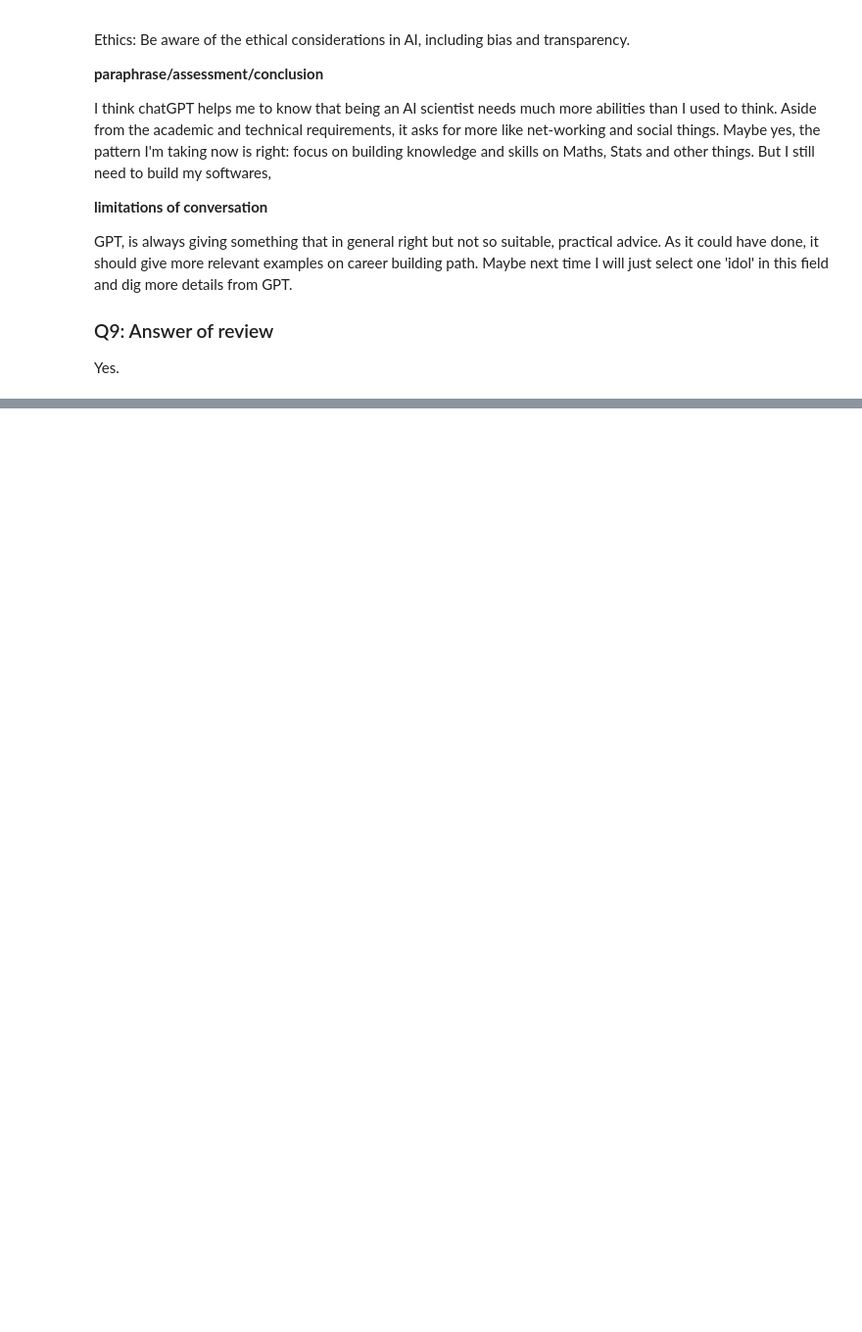
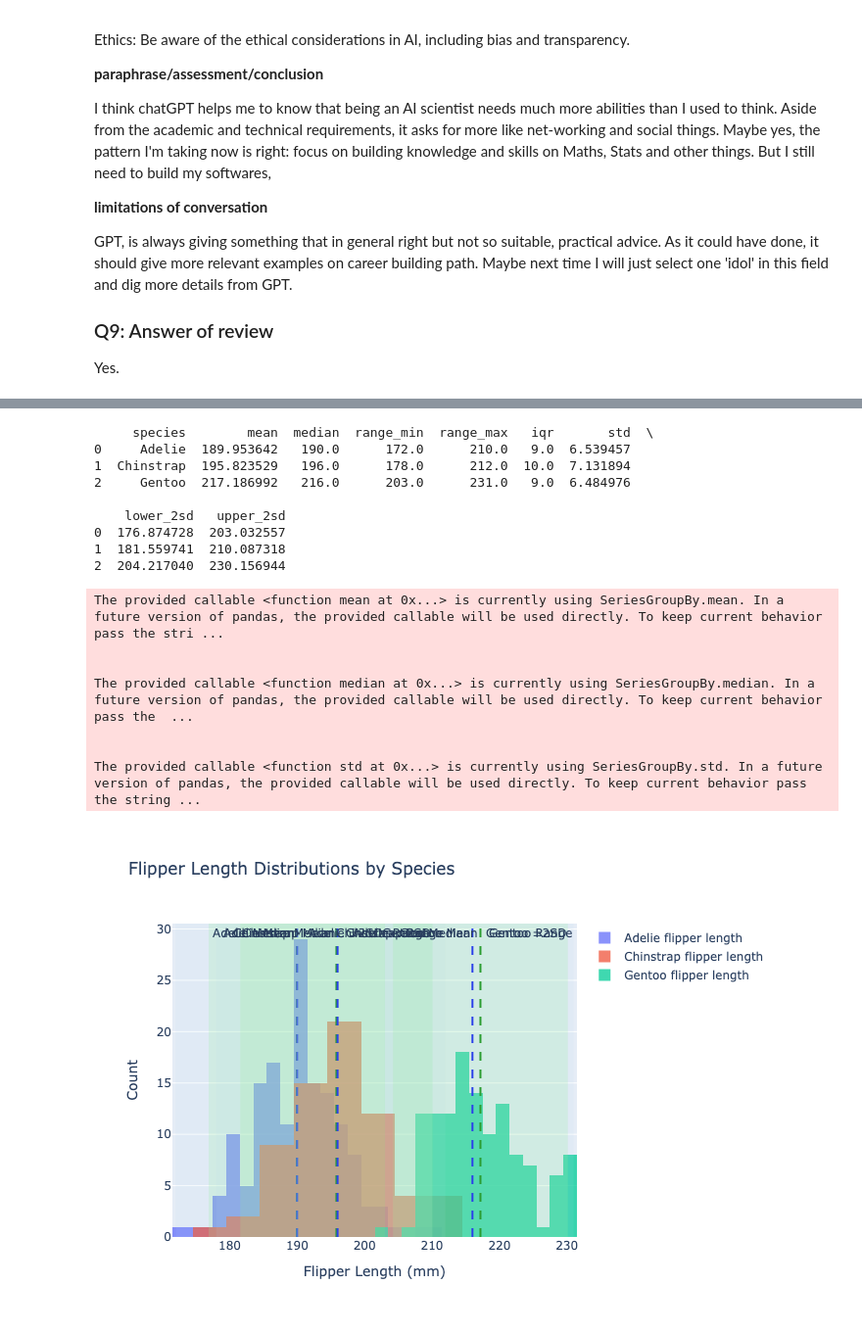
Before and after one commit to Hwwv/STA130, a Jupyter notebook: Notebook_STA130.ipynb, the cells around one changed output, grey strips where cells are left out. Shown at 98% size. Drawn from its saved outputs; the diff is of its cells as text; code cells hidden in the pictures; blank space fills up the shorter version.

```diff
--- a/Notebook_STA130.ipynb
+++ b/Notebook_STA130.ipynb
@@ -974,0 +1017,78 @@ Yes.
+# %%
+# STEP 1: Calculating
+import pandas as pd
+import numpy as np
+
+# Load dataset
+penguins = pd.read_csv("https://raw.githubusercontent.com/mwaskom/seaborn-data/master/penguins.csv")
+
+# Group by species and calculate descriptive statistics for flipper_length_mm
+stats = penguins.groupby('species')['flipper_length_mm'].agg(
+    mean=np.mean,
+    median=np.median,
+    range_min=lambda x: x.min(),
+    range_max=lambda x: x.max(),
+    iqr=lambda x: np.percentile(x.dropna(), 75) - np.percentile(x.dropna(), 25),
+    std=np.std
+).reset_index()
+
+# Add columns for two standard deviations from the mean
+stats['lower_2sd'] = stats['mean'] - 2 * stats['std']
+stats['upper_2sd'] = stats['mean'] + 2 * stats['std']
+
+# Show the statistics
+print(stats)
+
+#STEP 2: Graphing
+import plotly.express as px
+import plotly.graph_objects as go
+
+# Create a histogram for each species
+fig = go.Figure()
+
+species_list = penguins['species'].dropna().unique()
+
+for species in species_list:
+    species_data = penguins[penguins['species'] == species]['flipper_length_mm']
+    species_stats = stats[stats['species'] == species]
+
+    # Add histogram for the species
+    fig.add_trace(go.Histogram(x=species_data, name=f'{species} flipper length', opacity=0.75))
+
+    # Add lines for mean, median, IQR, and 2SD
+    mean = species_stats['mean'].values[0]
+    median = species_stats['median'].values[0]
+    lower_2sd = species_stats['lower_2sd'].values[0]
+    upper_2sd = species_stats['upper_2sd'].values[0]
+    range_min = species_stats['range_min'].values[0]
+    range_max = species_stats['range_max'].values[0]
+
+    fig.add_vline(x=mean, line=dict(color='green', dash='dash'), annotation_text=f'{species} Mean', annotation_position="top left")
+    fig.add_vline(x=median, line=dict(color='blue', dash='dash'), annotation_text=f'{species} Median', annotation_position="top left")
+    fig.add_vrect(x0=lower_2sd, x1=upper_2sd, fillcolor='lightgreen', opacity=0.2, line_width=0, annotation_text=f'{species} ±2SD')
+    fig.add_vrect(x0=range_min, x1=range_max, fillcolor='lightblue', opacity=0.1, line_width=0, annotation_text=f'{species} Range')
+
+# Update layout
+fig.update_layout(barmode='overlay', title='Flipper Length Distributions by Species',
+                  xaxis_title='Flipper Length (mm)', yaxis_title='Count')
+
+# Show the plot
+fig.show(renderer="png")
+# %% [output]
+     species        mean  median  range_min  range_max   iqr       std  \
+0     Adelie  189.953642   190.0      172.0      210.0   9.0  6.539457
+1  Chinstrap  195.823529   196.0      178.0      212.0  10.0  7.131894
+2     Gentoo  217.186992   216.0      203.0      231.0   9.0  6.484976
+
+    lower_2sd   upper_2sd
+0  176.874728  203.032557
+1  181.559741  210.087318
+2  204.217040  230.156944
+The provided callable <function mean at 0x...> is currently using SeriesGroupBy.mean. In a future version of pandas, the provided callable will be used directly. To keep current behavior pass the stri ...
+
+
+The provided callable <function median at 0x...> is currently using SeriesGroupBy.median. In a future version of pandas, the provided callable will be used directly. To keep current behavior pass the  ...
+
+
+The provided callable <function std at 0x...> is currently using SeriesGroupBy.std. In a future version of pandas, the provided callable will be used directly. To keep current behavior pass the string ...
+[figure, added]
```
Also changed, not shown: parts of 18 cells of this notebook.
